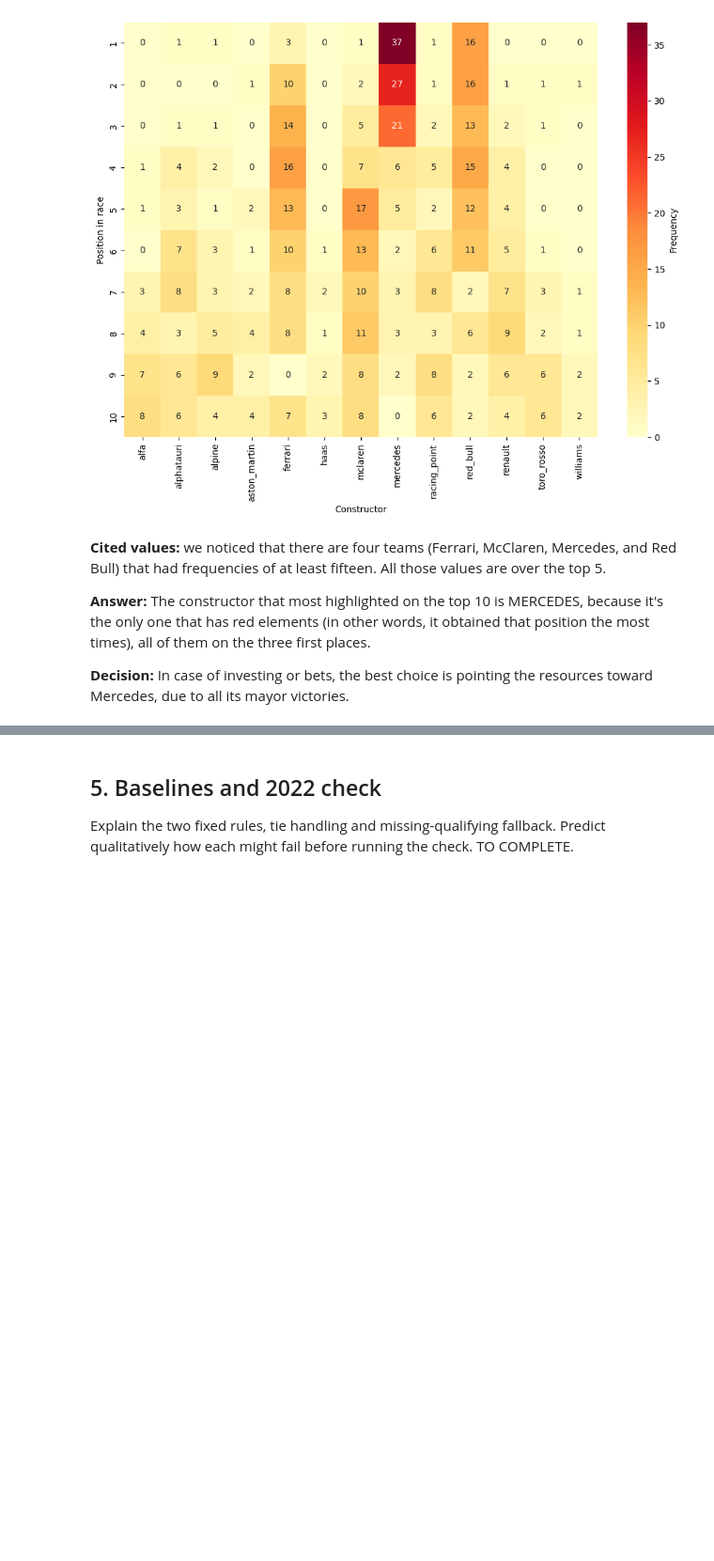
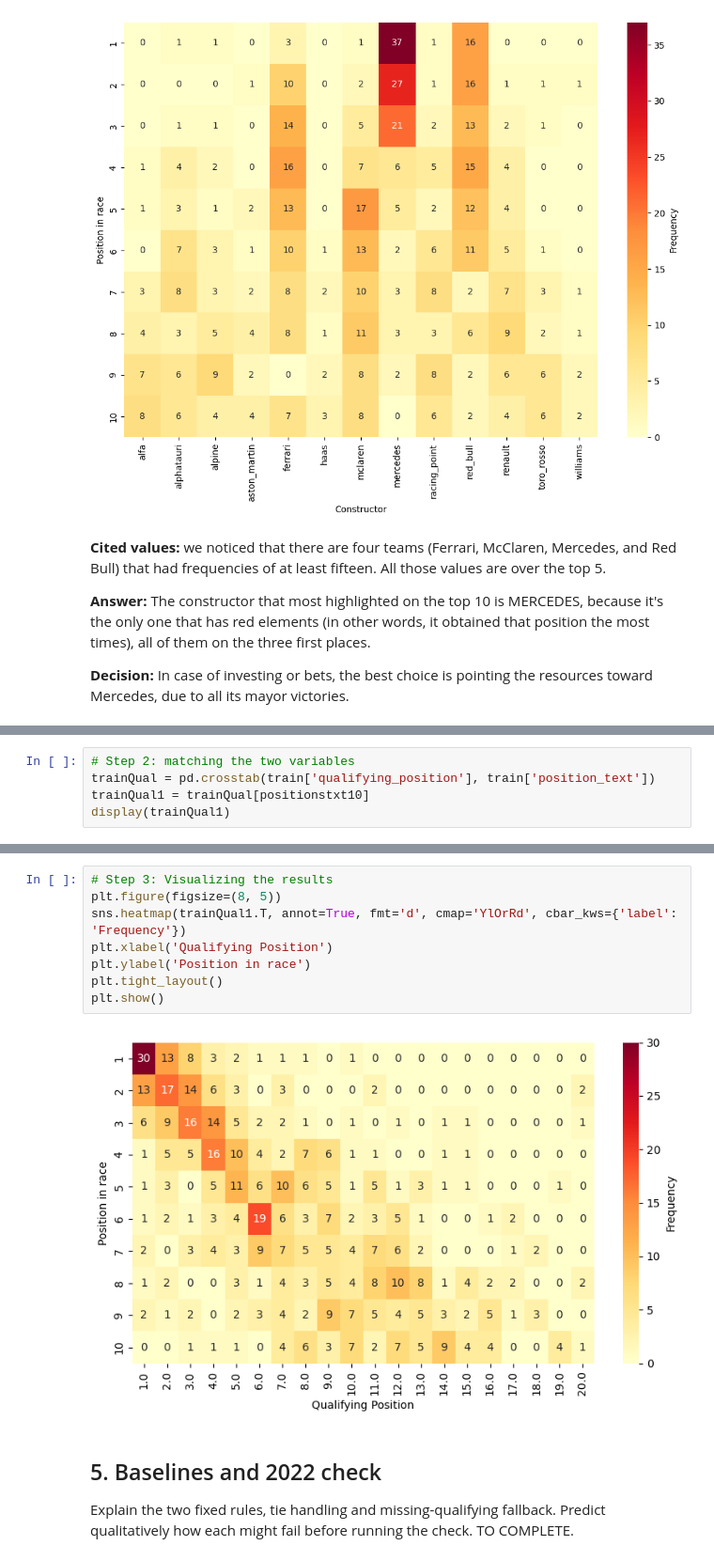
Before and after one commit to skypeceo/Lab_01_IA_Workshop, a Jupyter notebook: labs/lab_01/Lab01_EDA_Baselines_Student_v1.ipynb, the cells around one changed output, grey strips where cells are left out. Shown at 94% size. Saved outputs shown, nothing was run; the diff lists cells and outputs as text; blank space fills up the shorter version.

```diff
--- a/labs/lab_01/Lab01_EDA_Baselines_Student_v1.ipynb
+++ b/labs/lab_01/Lab01_EDA_Baselines_Student_v1.ipynb
@@ -249,0 +303,5 @@ Use train only. Add a table/graph, cite observed values, interpret and state a d
+# %%
+# Step 2: matching the two variables
+trainQual = pd.crosstab(train['qualifying_position'], train['position_text'])
+trainQual1 = trainQual[positionstxt10]
+display(trainQual1)
@@ -250,3 +327,13 @@ Use train only. Add a table/graph, cite observed values, interpret and state a d
+# %%
+# Step 3: Visualizing the results
+plt.figure(figsize=(8, 5))
+sns.heatmap(trainQual1.T, annot=True, fmt='d', cmap='YlOrRd', cbar_kws={'label': 'Frequency'})
+plt.xlabel('Qualifying Position')
+plt.ylabel('Position in race')
+plt.tight_layout()
+plt.show()
+# %% [output]
+[figure, added]
 # %% [markdown]
 ## 5. Baselines and 2022 check
 Explain the two fixed rules, tie handling and missing-qualifying fallback. Predict qualitatively how each might fail before running the check. TO COMPLETE.
```
Also changed, not shown: parts of 7 cells of this notebook.
